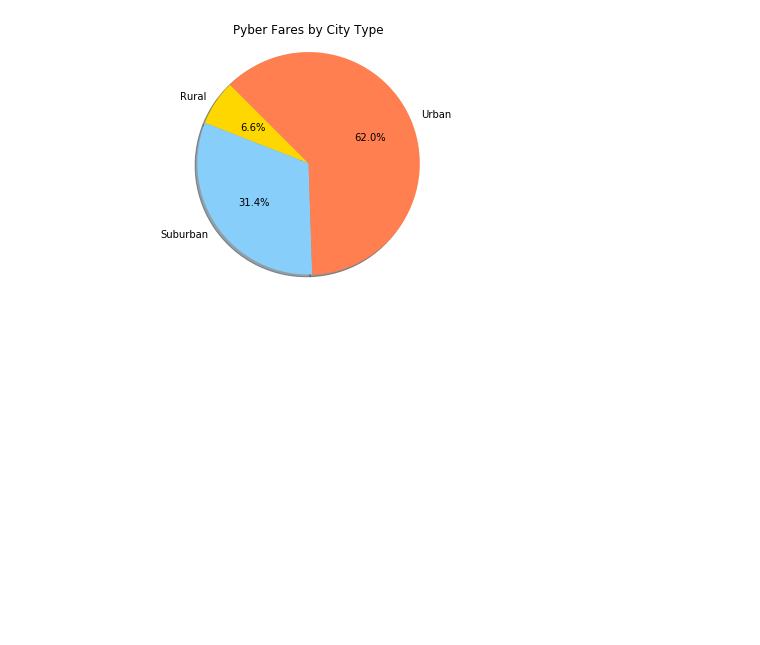
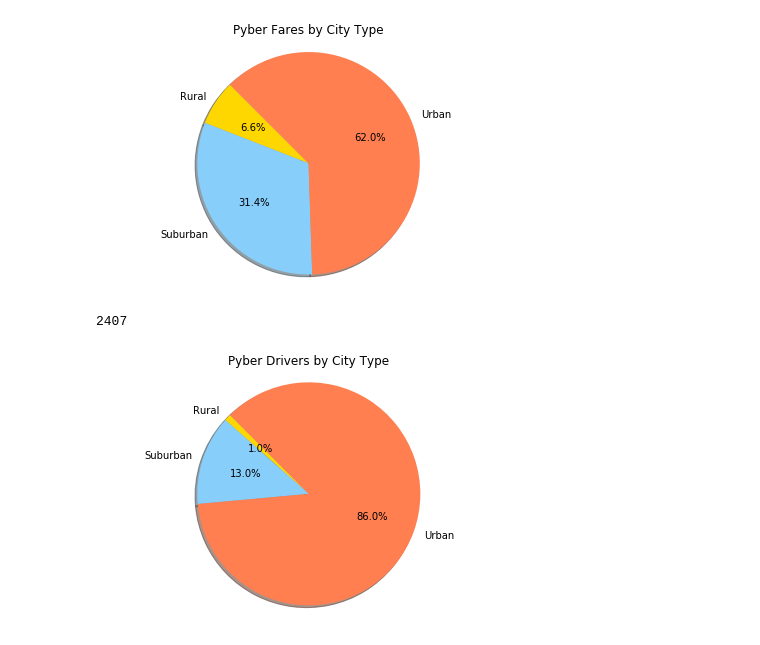
Before and after one commit to ehyoder/Matplotlib, a Jupyter notebook: Pyber_homework_Beth_Yoder_new.ipynb, the cells around one changed output. Saved outputs shown, nothing was run; the diff lists cells and outputs as text; code cells hidden in the pictures; blank space fills up the shorter version.

```diff
--- a/Pyber_homework_Beth_Yoder_new.ipynb
+++ b/Pyber_homework_Beth_Yoder_new.ipynb
@@ -116,0 +92,5 @@ plt.show()
+# %%
+total_rides = len(merge_data['date'])
+total_rides
+# %% [output]
+2407
@@ -117,3 +127,36 @@ plt.show()
+# %%
+# Pie chart 3
+# % of Total Drivers by City Type
+
+# Pie chart #1
+plt.pie(
+    # using data from groupby
+    city_type['driver_count'],
+    # with the labels being types of city
+    labels=city_type['type'],
+    # with shadows
+    shadow=True,
+    # with colors
+    colors=["Gold", "#87cefa", "#ff7f50"],
+    # with one slide exploded out
+    #explode=(0, 0, 0, 0, 0.15),
+    # with the start angle at 135%
+    startangle=135,
+    # with the percent listed as a fraction
+    autopct='%1.1f%%',
+    )
+
+# View the plot drop above
+plt.axis('equal')
+
+# Add a title to the chart
+plt.title("Pyber Drivers by City Type")
+
+# View the plot
+plt.tight_layout()
+plt.show()
+# %% [output]
+[figure, added]
 # %%
 #You must stick to the Pyber color scheme (Gold, Light Sky Blue, and Light Coral) in producing your plot and pie charts.
 #  * When making your Bubble Plot, experiment with effects like `alpha`, `edgecolor`, and `linewidths`.
```
Also changed, not shown: parts of 9 cells of this notebook.
